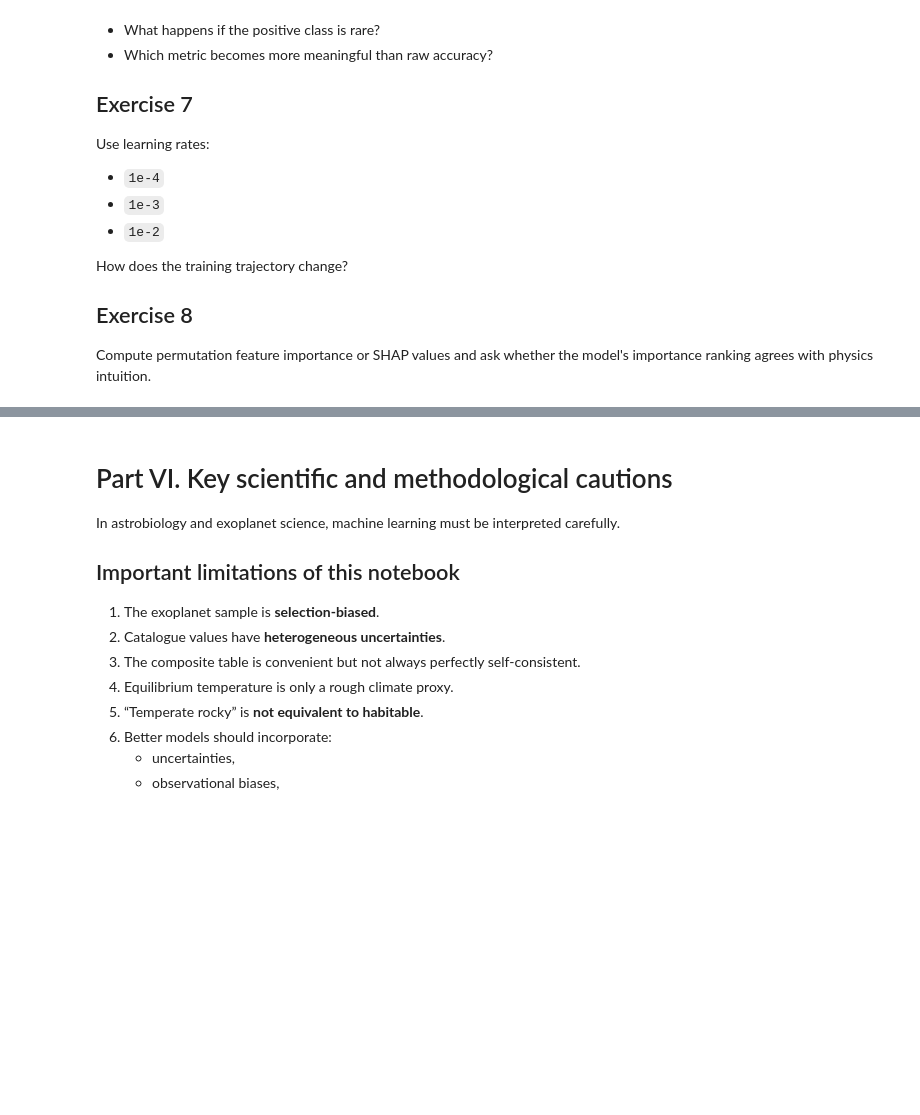
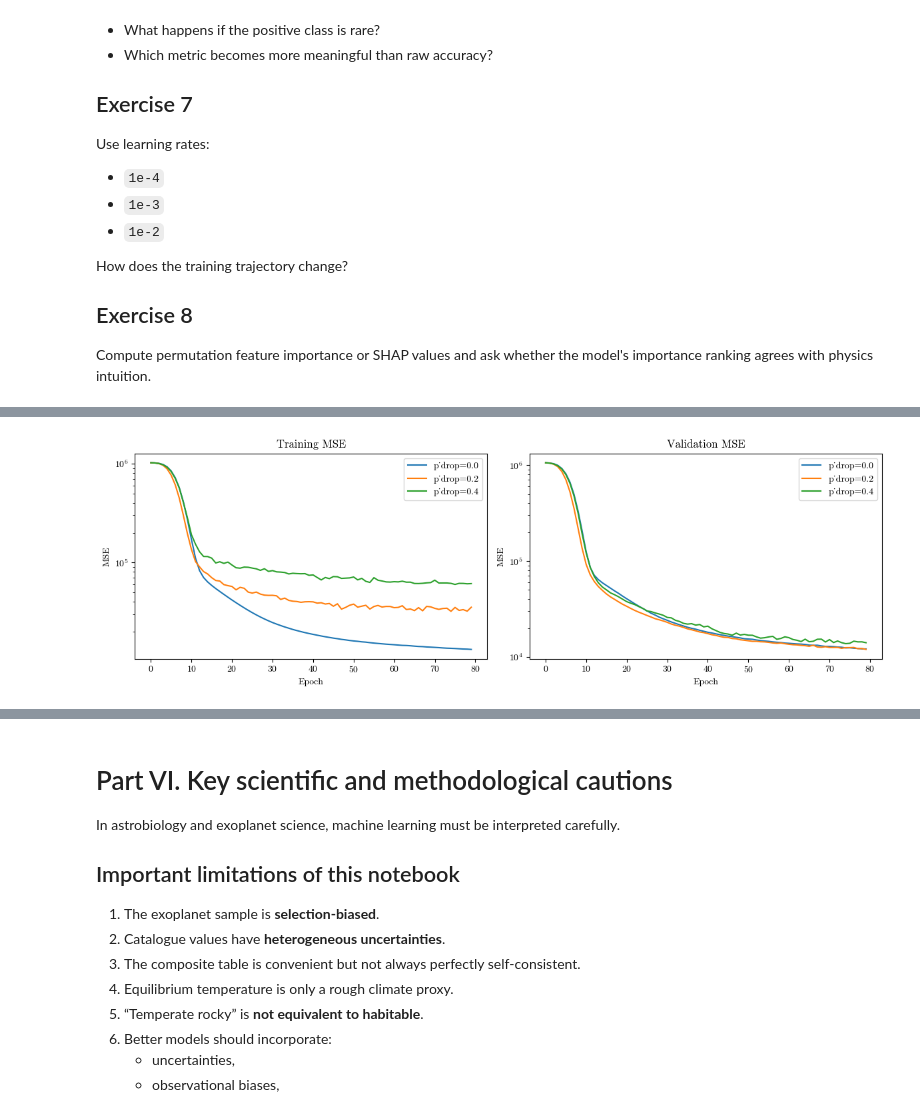
Before and after one commit to IsaacLP/Computational-Astrobiology, a Jupyter notebook: tutorials/3/computational_astrobiology_exoplanet_nn_gradient_descent.ipynb, the cells around one changed output, grey strips where cells are left out. Saved outputs shown, nothing was run; the diff lists cells and outputs as text; code cells hidden in the pictures; blank space fills up the shorter version.

```diff
--- a/tutorials/3/computational_astrobiology_exoplanet_nn_gradient_descent.ipynb
+++ b/tutorials/3/computational_astrobiology_exoplanet_nn_gradient_descent.ipynb
@@ -1217,0 +1280,48 @@ Compute permutation feature importance or SHAP values and ask whether the model'
+# %%
+class ExoplanetRegressorDropout(nn.Module):
+    def __init__(self, in_dim, hidden_dim=32, activation="relu", p_drop=0.0):
+        super().__init__()
+        self.net = nn.Sequential(
+            nn.Linear(in_dim, hidden_dim),
+            get_activation_module(activation),
+            nn.Dropout(p_drop),
+            nn.Linear(hidden_dim, hidden_dim),
+            get_activation_module(activation),
+            nn.Dropout(p_drop),
+            nn.Linear(hidden_dim, 1),
+        )
+
+    def forward(self, x):
+        return self.net(x)
+
+dropout_results = {}
+for p_drop in [0.0, 0.2, 0.4]:
+    m2 = ExoplanetRegressorDropout(in_dim=X_train_t.shape[1], hidden_dim=32, p_drop=p_drop)
+    opt2 = torch.optim.Adam(m2.parameters(), lr=1e-3)
+    lf2  = nn.MSELoss()
+    tr2, va2 = [], []
+    for _ in range(80):
+        m2.train()
+        run = 0.0
+        for xb, yb in train_loader:
+            opt2.zero_grad()
+            loss2 = lf2(m2(xb), yb)
+            loss2.backward()
+            opt2.step()
+            run += loss2.item() * len(xb)
+        tr2.append(run / len(X_train_t))
+        vl, _, _ = evaluate_regression(m2, val_loader, lf2)
+        va2.append(vl)
+    dropout_results[p_drop] = (tr2, va2)
+
+fig, axes = plt.subplots(1, 2, figsize=(12, 4))
+for p, (tr, va) in dropout_results.items():
+    axes[0].plot(tr, label=f"p_drop={p}")
+    axes[1].plot(va, label=f"p_drop={p}")
+for ax, title in zip(axes, ["Training MSE", "Validation MSE"]):
+    ax.set_xlabel("Epoch"); ax.set_ylabel("MSE"); ax.set_yscale("log")
+    ax.set_title(title); ax.legend()
+plt.tight_layout()
+plt.show()
+# %% [output]
+[figure, added]
```
Also changed, not shown: parts of 43 cells of this notebook, 1 other file.
